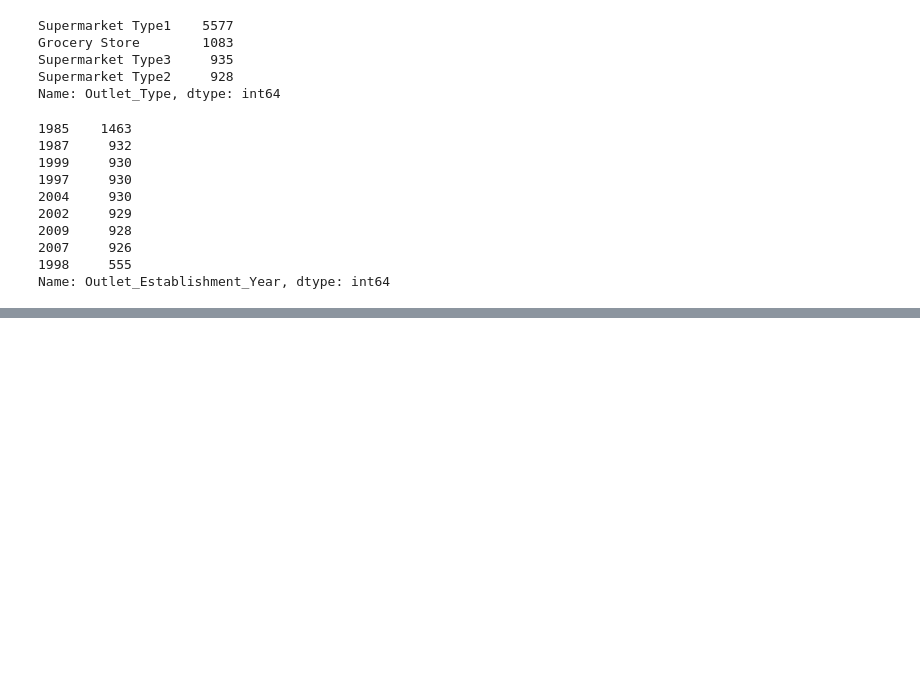
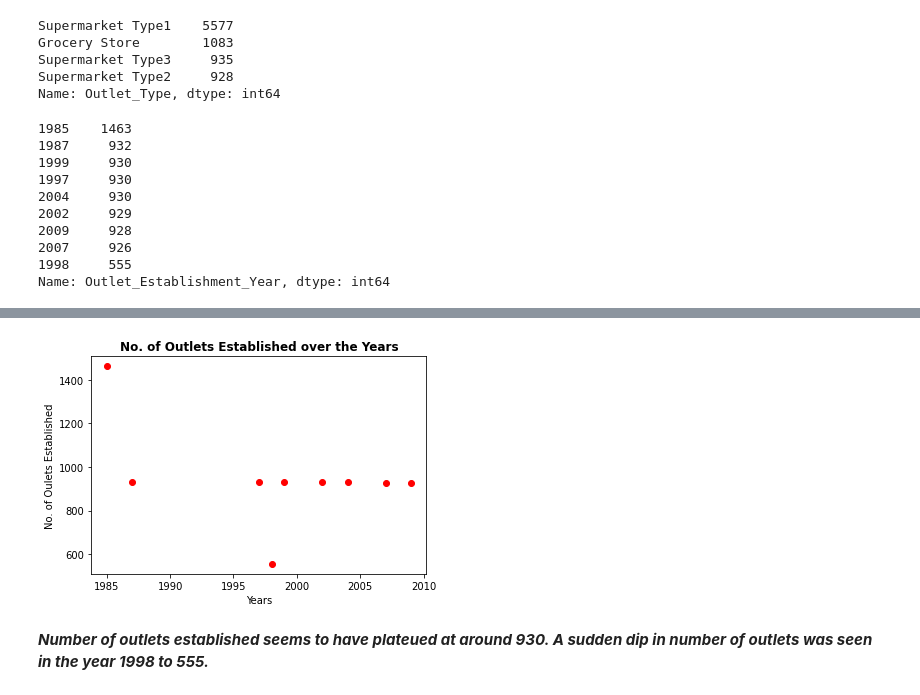
Before and after one commit to Maitreyeej/Food_Sales_Prediction, a Jupyter notebook: Sales_Prediction.ipynb, the cells around one changed output, grey strips where cells are left out. Saved outputs shown, nothing was run; the diff lists cells and outputs as text; code cells hidden in the pictures; blank space fills up the shorter version.

```diff
--- a/Sales_Prediction.ipynb
+++ b/Sales_Prediction.ipynb
@@ -269,0 +337,13 @@ Name: Outlet_Establishment_Year, dtype: int64
+# %%
+sales_prediction_df_outlets=sales_prediction_df.groupby(['Outlet_Establishment_Year']) ['Outlet_Identifier'].count()      #Plot for no. of outlets established over the years
+# %%
+outlets_X=sales_prediction_df_outlets.index
+outlets_Y=sales_prediction_df_outlets.values
+plt.title('No. of Outlets Established over the Years', fontweight='bold')
+plt.xlabel('Years')
+plt.ylabel('No. of Oulets Established')
+plt.scatter(outlets_X, outlets_Y, c='red');
+# %% [output]
+[figure, added]
+# %% [markdown]
+***Number of outlets established seems to have plateued at around 930. A sudden dip in number of outlets was seen in the year 1998 to 555.***
```
Also changed, not shown: parts of 22 cells of this notebook.
